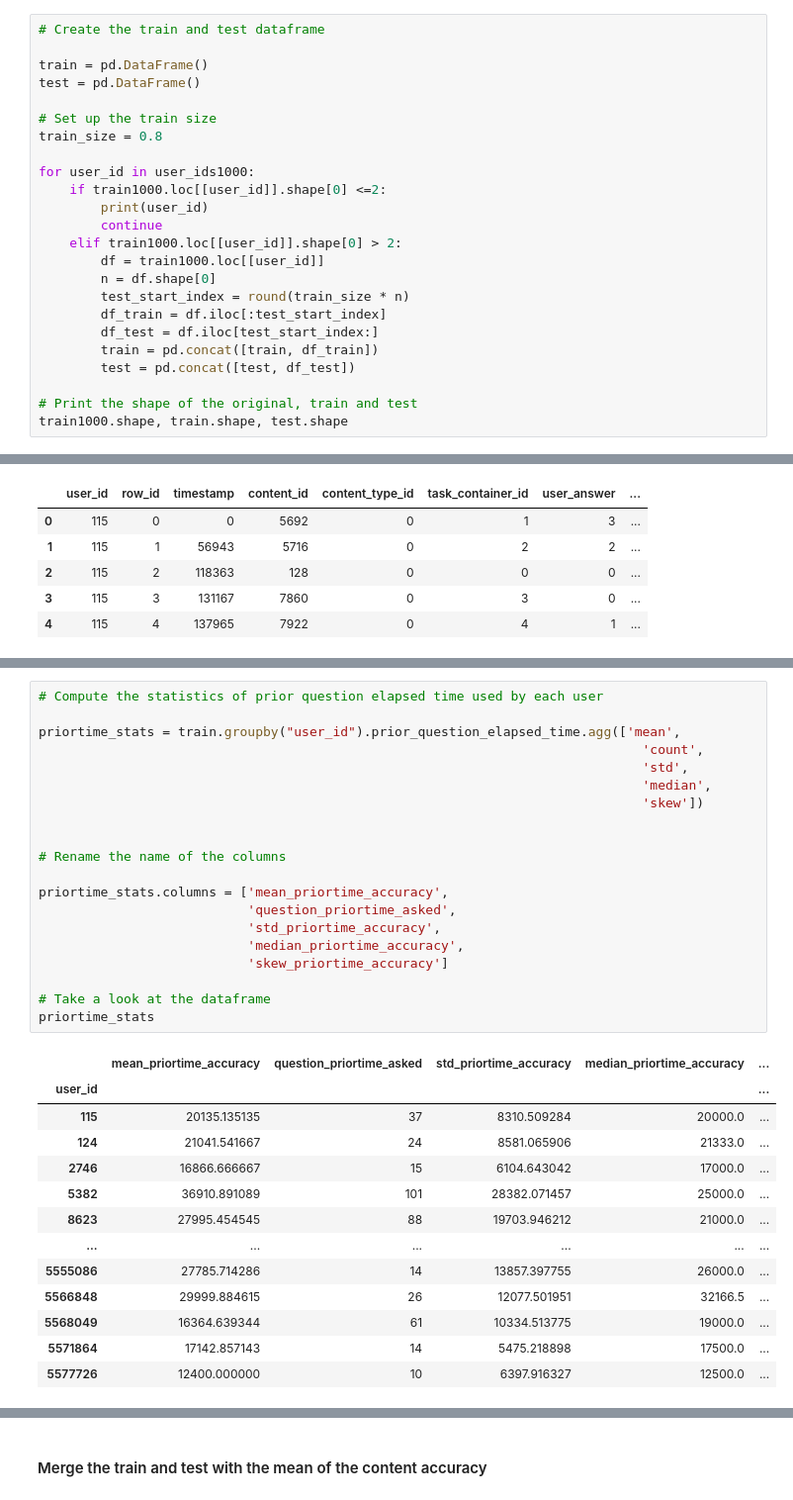
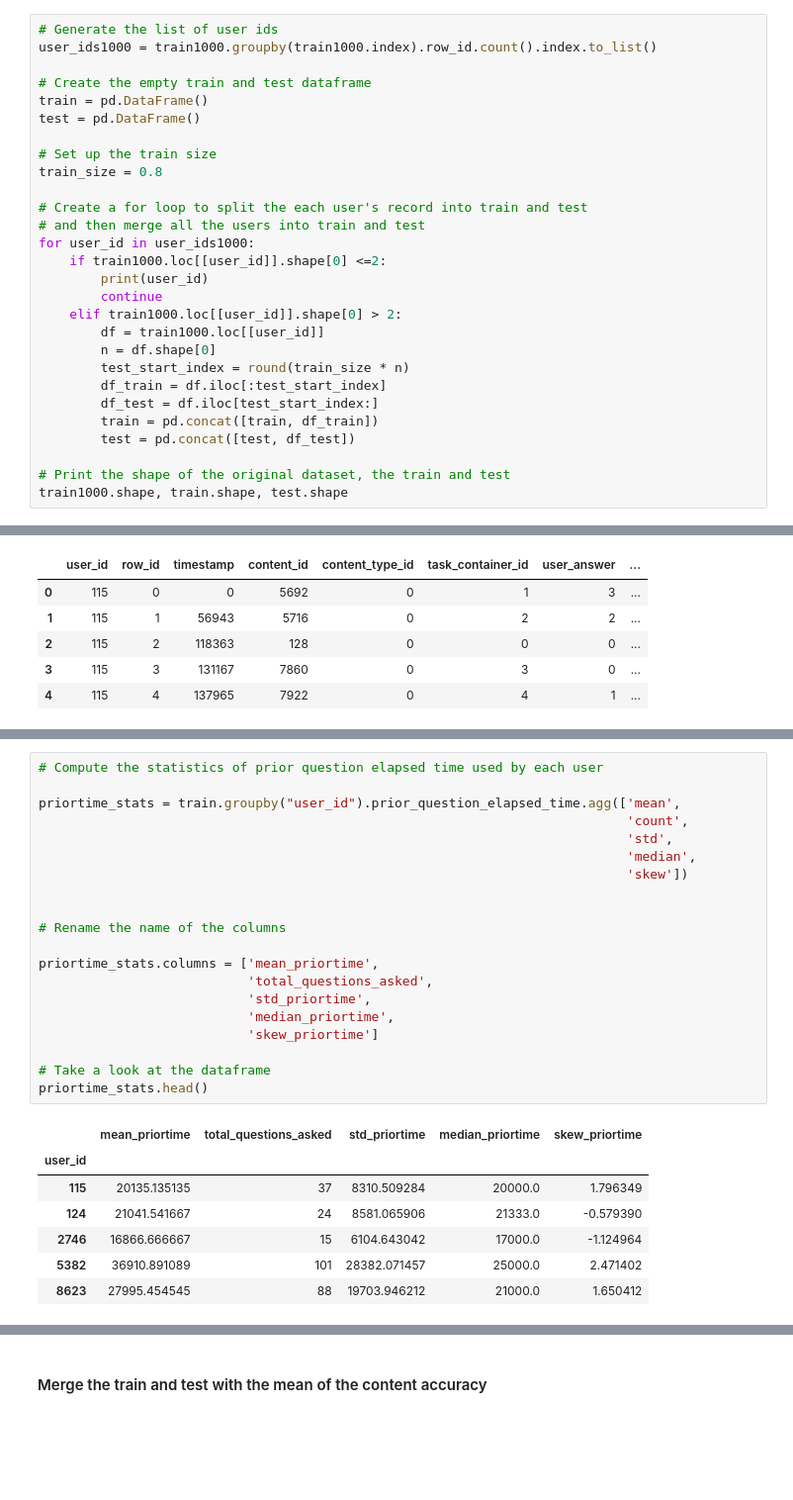
Before and after one commit to Riiid-Team/AI-Learning, a Jupyter notebook: MVP-Shi.ipynb, the cells around one changed output, grey strips where cells are left out. Shown at 99% size. Cells and saved outputs as stored; diff of their text form; blank space fills up the shorter version.

```diff
--- a/MVP-Shi.ipynb
+++ b/MVP-Shi.ipynb
@@ -278,12 +297,16 @@ user_ids1000[:5]
 # %%
-# Create the train and test dataframe
+# Generate the list of user ids
+user_ids1000 = train1000.groupby(train1000.index).row_id.count().index.to_list()
 
+# Create the empty train and test dataframe
 train = pd.DataFrame()
 test = pd.DataFrame()
 
 # Set up the train size
 train_size = 0.8
 
+# Create a for loop to split the each user's record into train and test
+# and then merge all the users into train and test
 for user_id in user_ids1000:
     if train1000.loc[[user_id]].shape[0] <=2:
         print(user_id)
@@ -297,7 +320,7 @@ for user_id in user_ids1000:
         train = pd.concat([train, df_train])
         test = pd.concat([test, df_test])
 
-# Print the shape of the original, train and test
+# Print the shape of the original dataset, the train and test
 train1000.shape, train.shape, test.shape
 # %% [output]
 1880240
@@ -710,34 +667,28 @@ timestamp_stats
 # %%
 # Compute the statistics of prior question elapsed time used by each user
 
 priortime_stats = train.groupby("user_id").prior_question_elapsed_time.agg(['mean',
-                                                                              'count',
-                                                                              'std',
-                                                                              'median',
-                                                                              'skew'])
+                                                                            'count',
+                                                                            'std',
+                                                                            'median',
+                                                                            'skew'])
 
 
 # Rename the name of the columns
 
-priortime_stats.columns = ['mean_priortime_accuracy',
-                           'question_priortime_asked',
-                           'std_priortime_accuracy',
-                           'median_priortime_accuracy',
-                           'skew_priortime_accuracy']
+priortime_stats.columns = ['mean_priortime',
+                           'total_questions_asked',
+                           'std_priortime',
+                           'median_priortime',
+                           'skew_priortime']
 
 # Take a look at the dataframe
-priortime_stats
+priortime_stats.head()
 # %% [output]
-|  | mean_priortime_accuracy | question_priortime_asked | std_priortime_accuracy | median_priortime_accuracy | ... |
-| user_id |  |  |  |  | ... |
-| 115 | 20135.135135 | 37 | 8310.509284 | 20000.0 | ... |
-| 124 | 21041.541667 | 24 | 8581.065906 | 21333.0 | ... |
-| 2746 | 16866.666667 | 15 | 6104.643042 | 17000.0 | ... |
-| 5382 | 36910.891089 | 101 | 28382.071457 | 25000.0 | ... |
-| 8623 | 27995.454545 | 88 | 19703.946212 | 21000.0 | ... |
-| ... | ... | ... | ... | ... | ... |
-| 5555086 | 27785.714286 | 14 | 13857.397755 | 26000.0 | ... |
-| 5566848 | 29999.884615 | 26 | 12077.501951 | 32166.5 | ... |
-| 5568049 | 16364.639344 | 61 | 10334.513775 | 19000.0 | ... |
-| 5571864 | 17142.857143 | 14 | 5475.218898 | 17500.0 | ... |
-| 5577726 | 12400.000000 | 10 | 6397.916327 | 12500.0 | ... |
+|  | mean_priortime | total_questions_asked | std_priortime | median_priortime | skew_priortime |
+| user_id |  |  |  |  |  |
+| 115 | 20135.135135 | 37 | 8310.509284 | 20000.0 | 1.796349 |
+| 124 | 21041.541667 | 24 | 8581.065906 | 21333.0 | -0.579390 |
+| 2746 | 16866.666667 | 15 | 6104.643042 | 17000.0 | -1.124964 |
+| 5382 | 36910.891089 | 101 | 28382.071457 | 25000.0 | 2.471402 |
+| 8623 | 27995.454545 | 88 | 19703.946212 | 21000.0 | 1.650412 |
```
Also changed, not shown: parts of 171 cells of this notebook, 1 other file.
